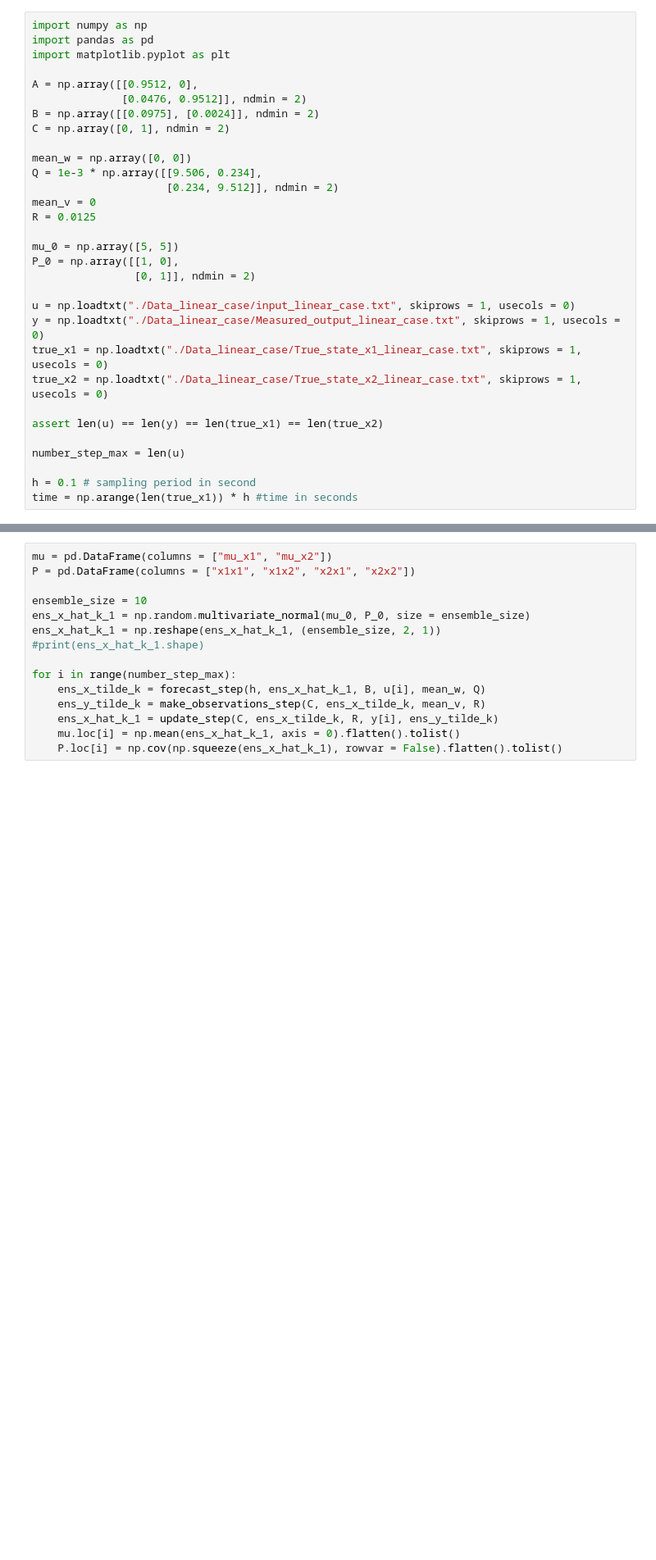
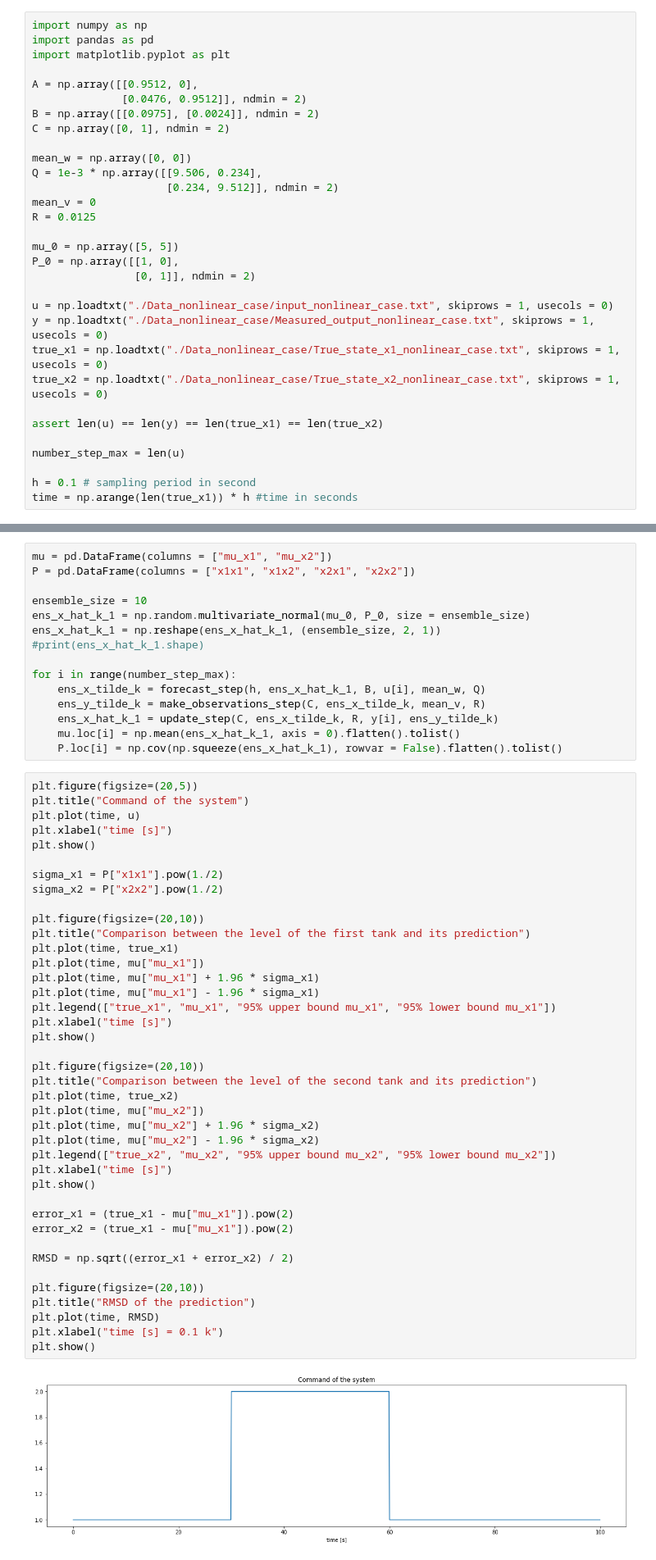
Before and after one commit to skjdbg/LINMA1731-Project-Kalman-Filter-practical-part, a Jupyter notebook: EnKF_nonlinear.ipynb, the cells around one changed output, grey strips where cells are left out. Shown at 82% size. Saved outputs shown, nothing was run; the diff lists cells and outputs as text; blank space fills up the shorter version.

```diff
--- a/EnKF_nonlinear.ipynb
+++ b/EnKF_nonlinear.ipynb
@@ -18,10 +18,10 @@ mu_0 = np.array([5, 5])
 P_0 = np.array([[1, 0],
                 [0, 1]], ndmin = 2)
 
-u = np.loadtxt("./Data_linear_case/input_linear_case.txt", skiprows = 1, usecols = 0)
-y = np.loadtxt("./Data_linear_case/Measured_output_linear_case.txt", skiprows = 1, usecols = 0)
-true_x1 = np.loadtxt("./Data_linear_case/True_state_x1_linear_case.txt", skiprows = 1, usecols = 0)
-true_x2 = np.loadtxt("./Data_linear_case/True_state_x2_linear_case.txt", skiprows = 1, usecols = 0)
+u = np.loadtxt("./Data_nonlinear_case/input_nonlinear_case.txt", skiprows = 1, usecols = 0)
+y = np.loadtxt("./Data_nonlinear_case/Measured_output_nonlinear_case.txt", skiprows = 1, usecols = 0)
+true_x1 = np.loadtxt("./Data_nonlinear_case/True_state_x1_nonlinear_case.txt", skiprows = 1, usecols = 0)
+true_x2 = np.loadtxt("./Data_nonlinear_case/True_state_x2_nonlinear_case.txt", skiprows = 1, usecols = 0)
 
 assert len(u) == len(y) == len(true_x1) == len(true_x2)
 
@@ -74,3 +74,45 @@ for i in range(number_step_max):
     ens_x_hat_k_1 = update_step(C, ens_x_tilde_k, R, y[i], ens_y_tilde_k)
     mu.loc[i] = np.mean(ens_x_hat_k_1, axis = 0).flatten().tolist()
     P.loc[i] = np.cov(np.squeeze(ens_x_hat_k_1), rowvar = False).flatten().tolist()
+# %%
+plt.figure(figsize=(20,5))
+plt.title("Command of the system")
+plt.plot(time, u)
+plt.xlabel("time [s]")
+plt.show()
+
+sigma_x1 = P["x1x1"].pow(1./2)
+sigma_x2 = P["x2x2"].pow(1./2)
+
+plt.figure(figsize=(20,10))
+plt.title("Comparison between the level of the first tank and its prediction")
+plt.plot(time, true_x1)
+plt.plot(time, mu["mu_x1"])
+plt.plot(time, mu["mu_x1"] + 1.96 * sigma_x1)
+plt.plot(time, mu["mu_x1"] - 1.96 * sigma_x1)
+plt.legend(["true_x1", "mu_x1", "95% upper bound mu_x1", "95% lower bound mu_x1"])
+plt.xlabel("time [s]")
+plt.show()
+
+plt.figure(figsize=(20,10))
+plt.title("Comparison between the level of the second tank and its prediction")
+plt.plot(time, true_x2)
+plt.plot(time, mu["mu_x2"])
+plt.plot(time, mu["mu_x2"] + 1.96 * sigma_x2)
+plt.plot(time, mu["mu_x2"] - 1.96 * sigma_x2)
+plt.legend(["true_x2", "mu_x2", "95% upper bound mu_x2", "95% lower bound mu_x2"])
+plt.xlabel("time [s]")
+plt.show()
+
+error_x1 = (true_x1 - mu["mu_x1"]).pow(2)
+error_x2 = (true_x1 - mu["mu_x1"]).pow(2)
+
+RMSD = np.sqrt((error_x1 + error_x2) / 2)
+
+plt.figure(figsize=(20,10))
+plt.title("RMSD of the prediction")
+plt.plot(time, RMSD)
+plt.xlabel("time [s] = 0.1 k")
+plt.show()
+# %% [output]
+[figure, added]
```
Also changed, not shown: parts of 1 cell of this notebook.
